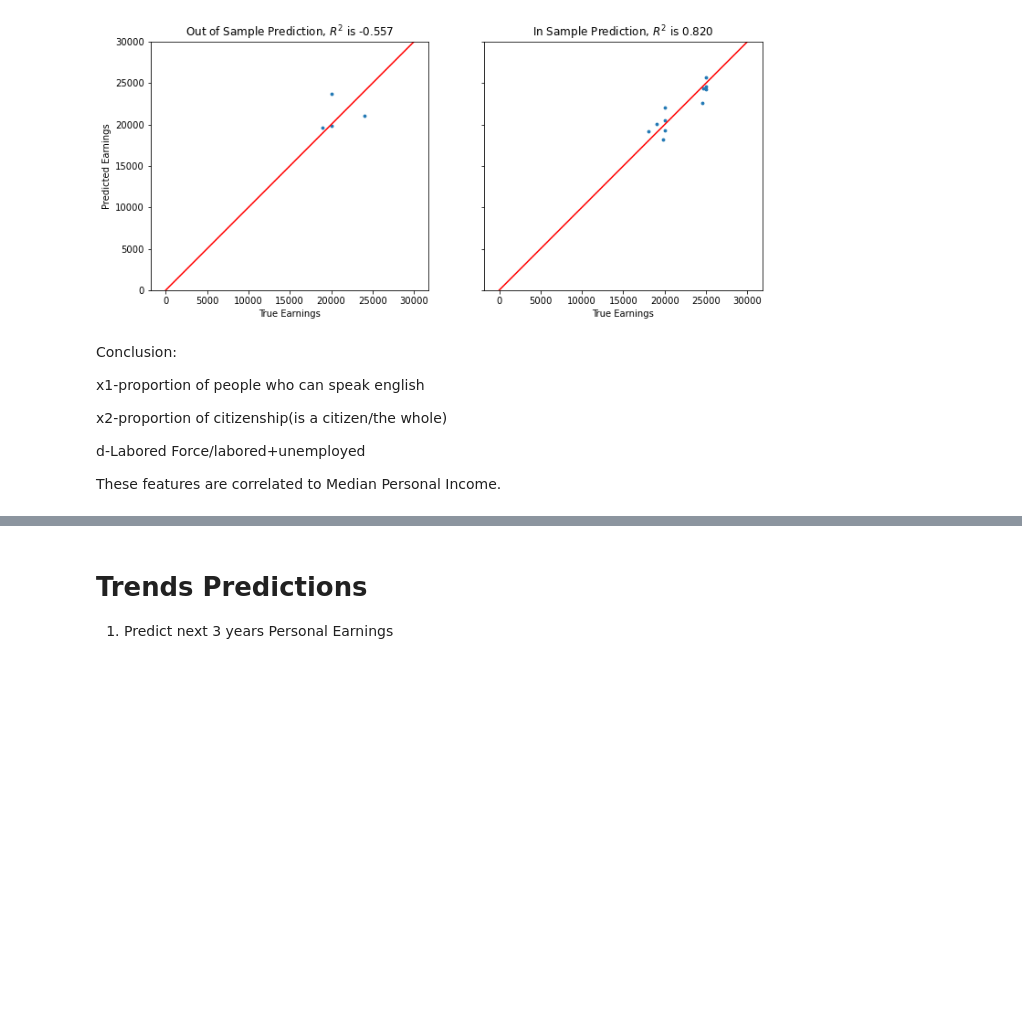
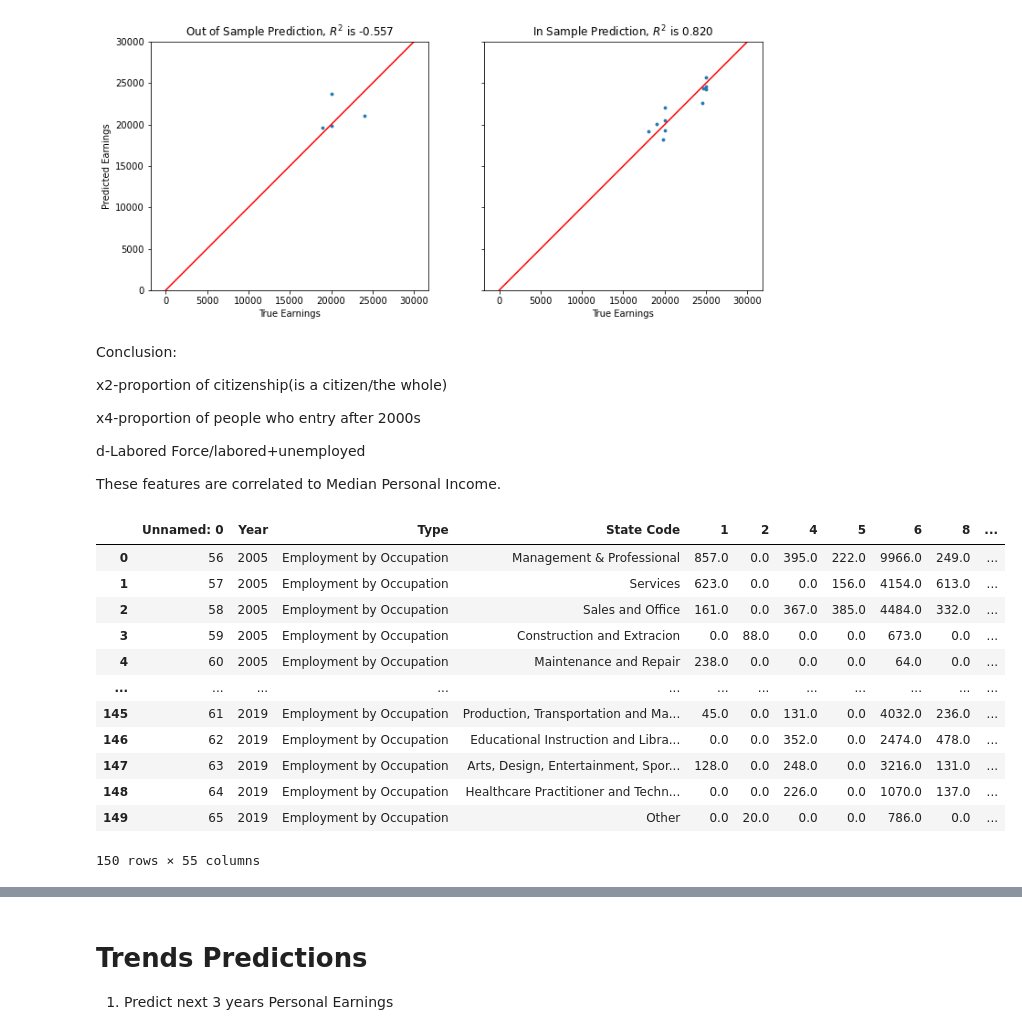
Before and after one commit to BU-Spark/ds-boston-bpda-br-census, a Jupyter notebook: Preprocessing_Qingyang/PredictionModel.ipynb, the cells around one changed output, grey strips where cells are left out. Cells and saved outputs as stored; diff of their text form; code cells hidden in the pictures; blank space fills up the shorter version.

```diff
--- a/Preprocessing_Qingyang/PredictionModel.ipynb
+++ b/Preprocessing_Qingyang/PredictionModel.ipynb
@@ -434,10 +424,27 @@ ax2.set_title(f'In Sample Prediction, $R^2$ is {r2_train:0.3f}');
 # %% [markdown]
 Conclusion:
 
-x1-proportion of people who can speak english
+x2-proportion of citizenship(is a citizen/the whole)
 
-x2-proportion of citizenship(is a citizen/the whole)
+x4-proportion of people who entry after 2000s
 
 d-Labored Force/labored+unemployed
 
 These features are correlated to Median Personal Income.
+# %%
+eo = pd.read_csv("data/Employment by Occupation.csv")
+eo
+# %% [output]
+|  | Unnamed: 0 | Year | Type | State Code | 1 | 2 | 4 | 5 | 6 | 8 | ... |
+| 0 | 56 | 2005 | Employment by Occupation | Management & Professional | 857.0 | 0.0 | 395.0 | 222.0 | 9966.0 | 249.0 | ... |
+| 1 | 57 | 2005 | Employment by Occupation | Services | 623.0 | 0.0 | 0.0 | 156.0 | 4154.0 | 613.0 | ... |
+| 2 | 58 | 2005 | Employment by Occupation | Sales and Office | 161.0 | 0.0 | 367.0 | 385.0 | 4484.0 | 332.0 | ... |
+| 3 | 59 | 2005 | Employment by Occupation | Construction and Extracion | 0.0 | 88.0 | 0.0 | 0.0 | 673.0 | 0.0 | ... |
+| 4 | 60 | 2005 | Employment by Occupation | Maintenance and Repair | 238.0 | 0.0 | 0.0 | 0.0 | 64.0 | 0.0 | ... |
+| ... | ... | ... | ... | ... | ... | ... | ... | ... | ... | ... | ... |
+| 145 | 61 | 2019 | Employment by Occupation | Production, Transportation and Ma... | 45.0 | 0.0 | 131.0 | 0.0 | 4032.0 | 236.0 | ... |
+| 146 | 62 | 2019 | Employment by Occupation | Educational Instruction and Libra... | 0.0 | 0.0 | 352.0 | 0.0 | 2474.0 | 478.0 | ... |
+| 147 | 63 | 2019 | Employment by Occupation | Arts, Design, Entertainment, Spor... | 128.0 | 0.0 | 248.0 | 0.0 | 3216.0 | 131.0 | ... |
+| 148 | 64 | 2019 | Employment by Occupation | Healthcare Practitioner and Techn... | 0.0 | 0.0 | 226.0 | 0.0 | 1070.0 | 137.0 | ... |
+| 149 | 65 | 2019 | Employment by Occupation | Other | 0.0 | 20.0 | 0.0 | 0.0 | 786.0 | 0.0 | ... |
+150 rows × 55 columns
```
Also changed, not shown: parts of 30 cells of this notebook.
